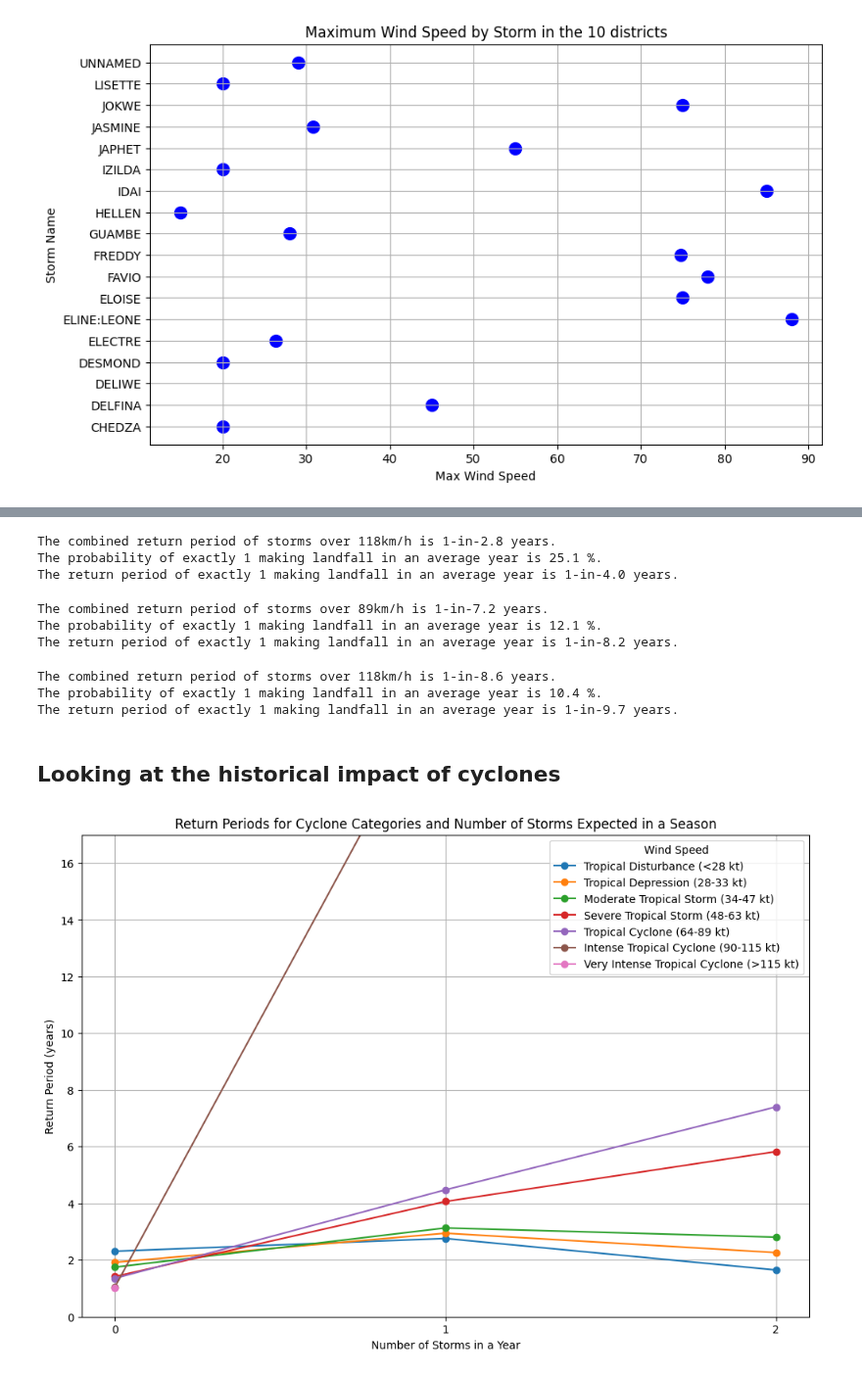
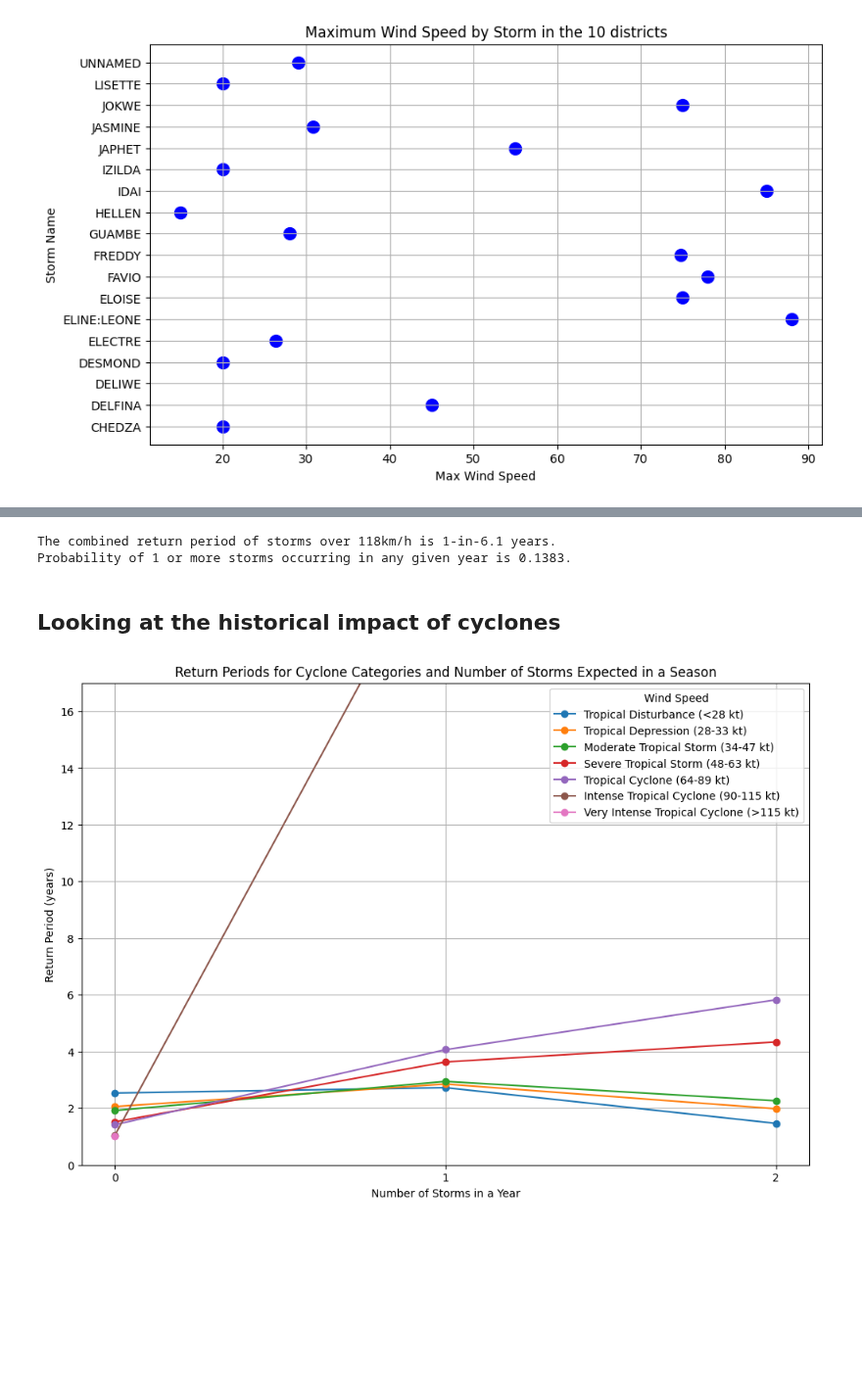
Before and after one commit to OCHA-DAP/ds-aa-moz-cyclones, a Jupyter notebook: analysis/01.0_return_period.ipynb, the cells around one changed output, grey strips where cells are left out. Shown at 98% size. Drawn from its saved outputs; the diff is of its cells as text; code cells hidden in the pictures; blank space fills up the shorter version.

```diff
--- a/analysis/01.0_return_period.ipynb
+++ b/analysis/01.0_return_period.ipynb
@@ -34,10 +32,10 @@ gdf_adm0 = codab.load_codab(admin_level=0)
 gdf_adm1 = codab.load_codab(admin_level=1)
 gdf_adm2 = codab.load_codab(admin_level=2)
 
-gdf_sel = gdf_adm1[gdf_adm1.ADM1_PT.isin(constants.ADMS)]
-gdf_adm2_sel = gdf_adm2[gdf_adm2.ADM2_PT.isin(constants.ADMS2)]
+gdf_sel = gdf_adm1[gdf_adm1.ADM1_PT.isin(ADMS)]
+gdf_adm2_sel = gdf_adm2[gdf_adm2.ADM2_PT.isin(ADMS2)]
 ibtracs_path = adm1_path = (
-    Path(constants.AA_DATA_DIR) / "public" / "raw" / "glb" / "ibtracs"
+    Path(AA_DATA_DIR) / "public" / "raw" / "glb" / "ibtracs"
 )
 points_path = Path(
     ibtracs_path
@@ -442,36 +440,12 @@ The return period of exactly 1 making landfall in an average year is 1-in-4.0 ye
 # %%
-# 118 km/h for all provinces
-calculate_storm_return_period(
-    df=gdf_points_adm1,
-    wind_speed_kmh=constants.THRESHOLD_SPEED_OPT2,
-    start_year=1998,
+helpers.calculate_storm_return_period(
+    df=gdf_adm2_points,
+    wind_speed_kmh=THRESHOLD_SPEED_OPT2,
+    start_year=1980,
     num_storms_year=1,
 )
 # %% [output]
-The combined return period of storms over 118km/h is 1-in-2.8 years.
-The probability of exactly 1 making landfall in an average year is 25.1 %.
-The return period of exactly 1 making landfall in an average year is 1-in-4.0 years.
+The combined return period of storms over 118km/h is 1-in-6.1 years.
+Probability of 1 or more storms occurring in any given year is 0.1383.
-# %%
-calculate_storm_return_period(
-    df=gdf_adm2_points,
-    wind_speed_kmh=constants.THRESHOLD_SPEED_OPT1,
-    start_year=1980,
-    num_storms_year=1,
-)
-# %% [output]
-The combined return period of storms over 89km/h is 1-in-7.2 years.
-The probability of exactly 1 making landfall in an average year is 12.1 %.
-The return period of exactly 1 making landfall in an average year is 1-in-8.2 years.
-# %%
-calculate_storm_return_period(
-    df=gdf_adm2_points,
-    wind_speed_kmh=constants.THRESHOLD_SPEED_OPT2,
-    start_year=1980,
-    num_storms_year=1,
-)
-# %% [output]
-The combined return period of storms over 118km/h is 1-in-8.6 years.
-The probability of exactly 1 making landfall in an average year is 10.4 %.
-The return period of exactly 1 making landfall in an average year is 1-in-9.7 years.
 # %% [markdown]
 ## Looking at the historical impact of cyclones
@@ -517,16 +454,7 @@ def calculate_storm_expected_probability(
 wind_speeds = [1, 51, 63, 89, 118, 166, 212]  # List of wind speeds in km/h
 storm_numbers = range(0, 3)  # Number of storms
 start_year = 1980
-# Define wind speed categories
-wind_speed_categories = {
-    1: "Tropical Disturbance (<28 kt)",
-    51: "Tropical Depression (28-33 kt)",
-    63: "Moderate Tropical Storm (34-47 kt)",
-    89: "Severe Tropical Storm (48-63 kt)",
-    118: "Tropical Cyclone (64-89 kt)",
-    166: "Intense Tropical Cyclone (90-115 kt)",
-    212: "Very Intense Tropical Cyclone (>115 kt)",
-}
+
 # Prepare to plot
 plt.figure(figsize=(12, 8))
 
@@ -534,36 +462,36 @@ plt.figure(figsize=(12, 8))
 for wind_speed in wind_speeds:
     return_periods = []
     for storm_num in storm_numbers:
-        expected_probability = calculate_storm_expected_probability(
+        expected_probability = helpers.calculate_storm_expected_probability(
             df=gdf_points_sel_,
             wind_speed_kmh=wind_speed,
             start_year=start_year,
             num_storms_year=storm_num,
         )
 
         # Calculate return period from expected probability
         if expected_probability > 0:
             return_period = 1 / expected_probability
         else:
             return_period = float(
                 "inf"
             )  # Handle case where probability is zero
 
         return_periods.append(return_period)
     label = wind_speed_categories.get(wind_speed, f"{wind_speed} km/h")
     plt.plot(storm_numbers, return_periods, marker="o", label=label)
 
 # Add plot details
 plt.xlabel("Number of Storms in a Year")
 plt.ylabel("Return Period (years)")
 plt.ylim(0, 17)
 plt.title(
     "Return Periods for Cyclone Categories and Number of Storms Expected in a Season"
 )
 plt.legend(title="Wind Speed")
 plt.xticks(ticks=range(min(storm_numbers), max(storm_numbers) + 1))
 
 plt.grid(True)
 plt.show()
 # %% [output]
-[figure, old version]
+[figure, new version]
```
Also changed, not shown: parts of 16 cells of this notebook, 50 other files.
